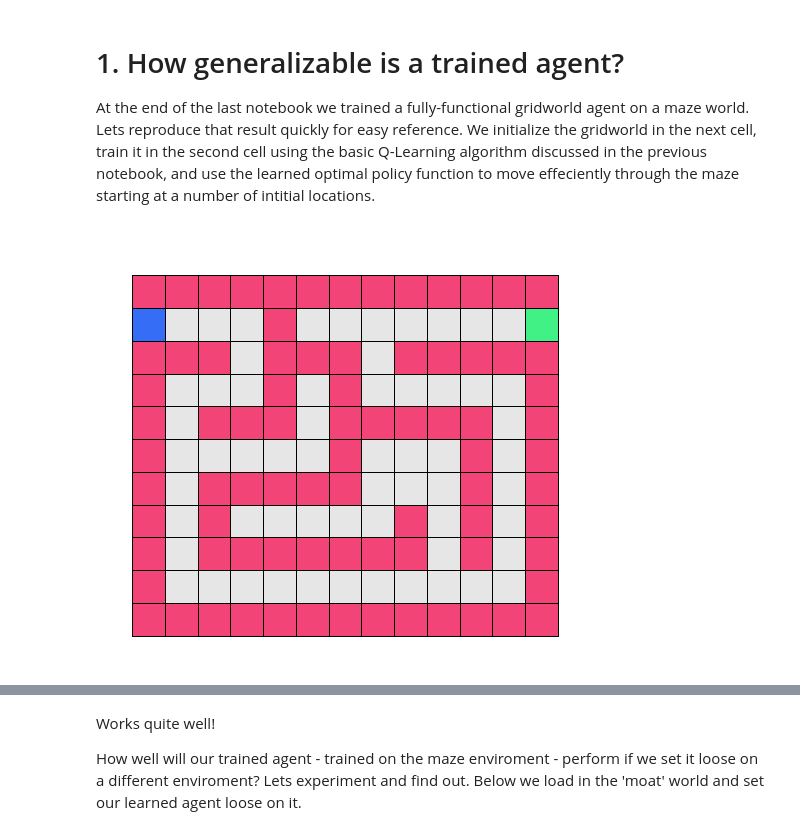
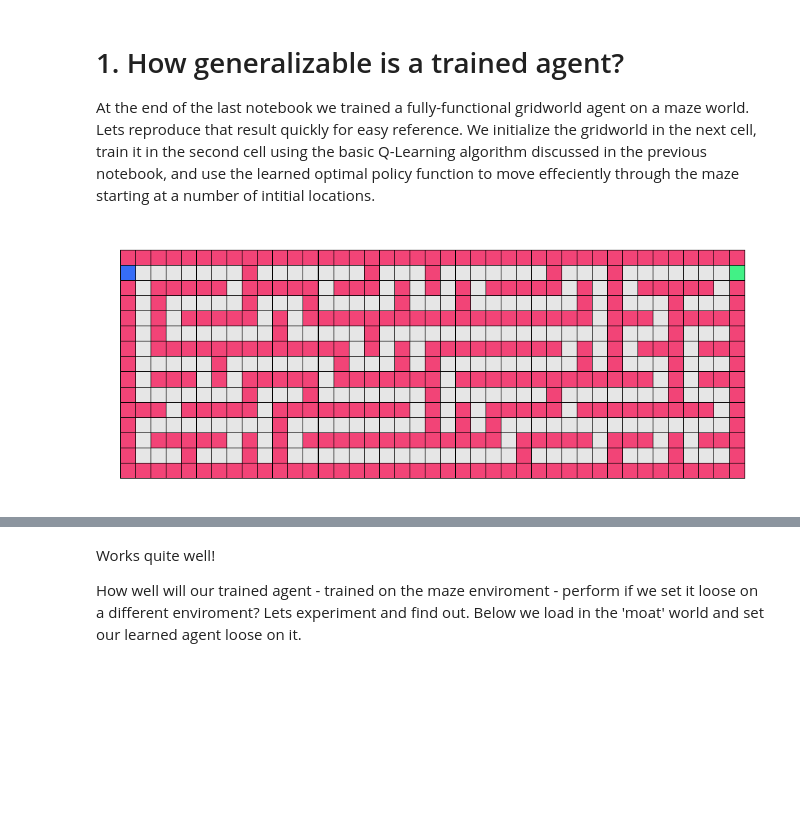
Before and after one commit to iqbal-chowdhury/mlrefined, a Jupyter notebook: Reinforcement_part_2.ipynb, the cells around one changed output, grey strips where cells are left out. Saved outputs shown, nothing was run; the diff lists cells and outputs as text; code cells hidden in the pictures; blank space fills up the shorter version.

```diff
--- a/Reinforcement_part_2.ipynb
+++ b/Reinforcement_part_2.ipynb
@@ -18,19 +18,19 @@ At the end of the last notebook we trained a fully-functional gridworld agent on
 # %%
 # import gridworld library - make sure this is executed prior to running any gridworld cell
 import sys
 sys.path.append('demo_python_backend_files')
 %matplotlib inline
 
 # import custom gridworld simulator
 from gridworld_lib import gridworld_enviro
 
 # generate instance of gridworld
-small_maze = gridworld_enviro.environment(world_size = 'small', world_type = 'maze')
+small_maze = gridworld_enviro.environment(world_size = 'large', world_type = 'maze')
 
 # show the grid
 small_maze.color_gridworld(lights = 'on')
 # %% [output]
-[figure, old version]
+[figure, new version]
 # %%
 # import q-learning module
 from gridworld_lib import gridworld_qlearn
```
Also changed, not shown: parts of 13 cells of this notebook, 4 other files.
